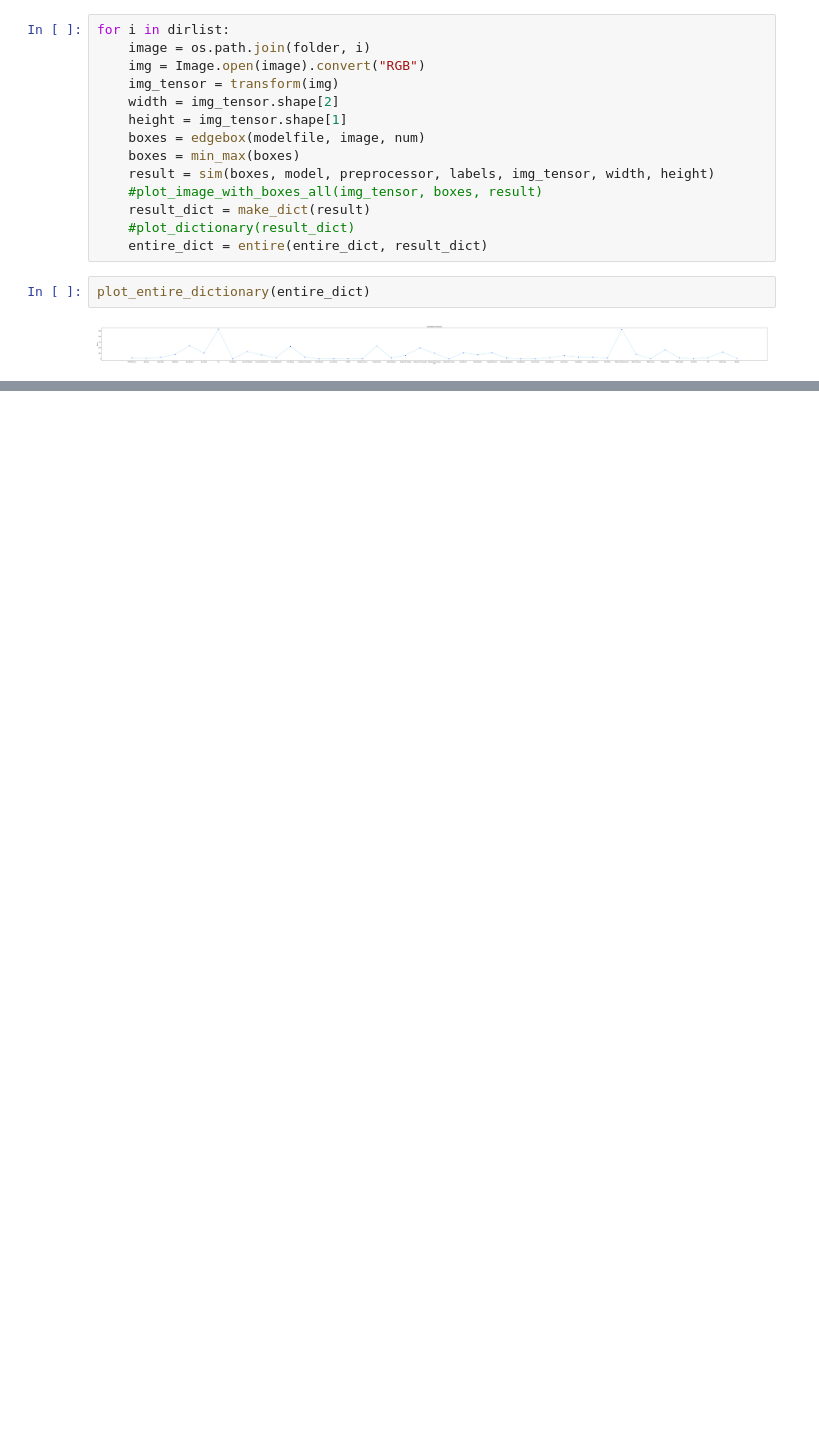
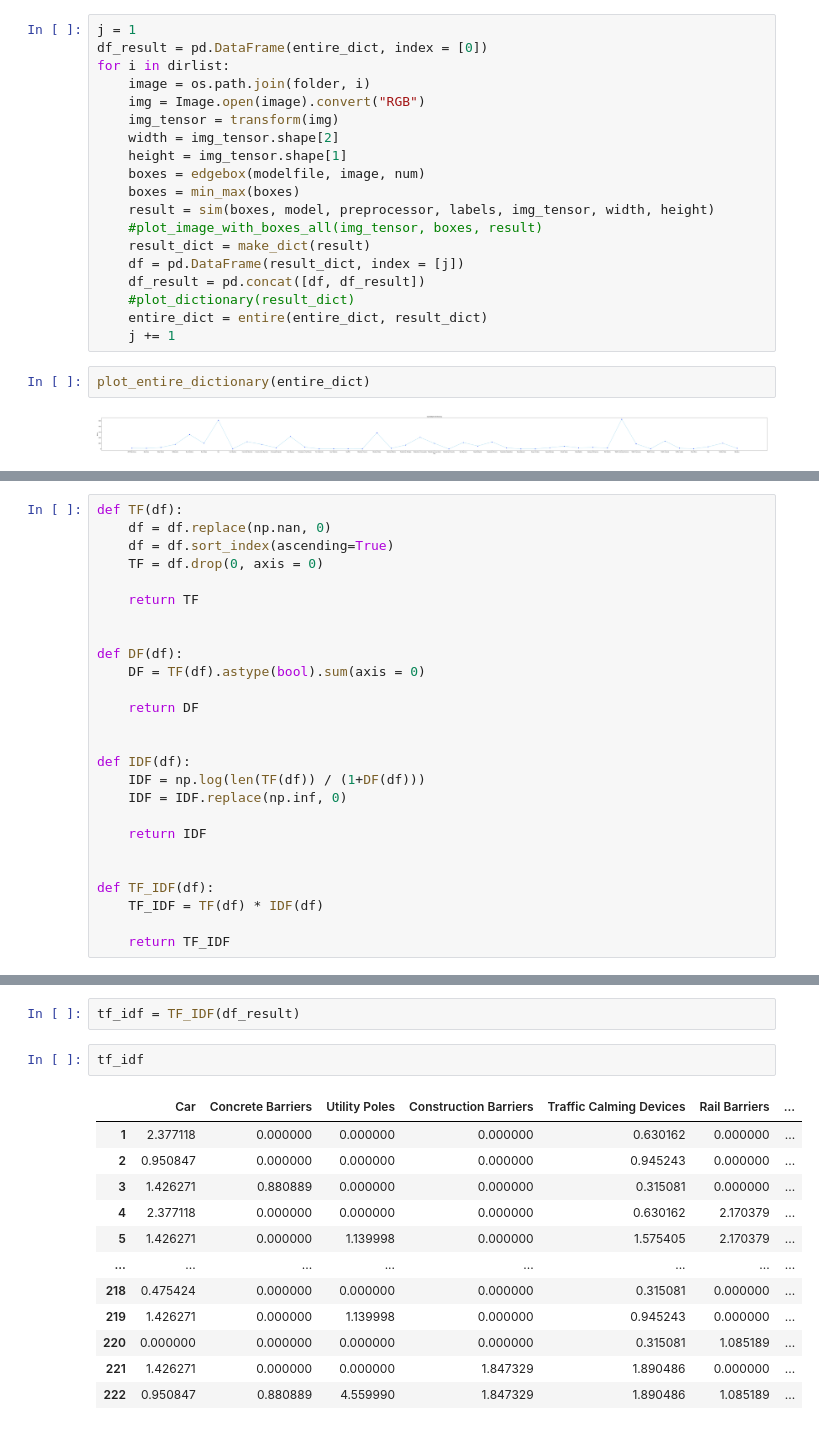
Before and after one commit to jswnote/clip_object_detection, a Jupyter notebook: total_code_10_06_23.ipynb, the cells around one changed output, grey strips where cells are left out. Drawn from its saved outputs; the diff is of its cells as text; blank space fills up the shorter version.

```diff
--- a/total_code_10_06_23.ipynb
+++ b/total_code_10_06_23.ipynb
@@ -245,6 +245,8 @@ entire_dict = entire_dict_making(labels)
 # %% [markdown]
 ## Start
 # %%
+j = 1
+df_result = pd.DataFrame(entire_dict, index = [0])
 for i in dirlist:
     image = os.path.join(folder, i)
     img = Image.open(image).convert("RGB")
@@ -256,8 +258,11 @@ for i in dirlist:
     result = sim(boxes, model, preprocessor, labels, img_tensor, width, height)
     #plot_image_with_boxes_all(img_tensor, boxes, result)
     result_dict = make_dict(result)
+    df = pd.DataFrame(result_dict, index = [j])
+    df_result = pd.concat([df, df_result])
     #plot_dictionary(result_dict)
     entire_dict = entire(entire_dict, result_dict)
+    j += 1
 # %%
 plot_entire_dictionary(entire_dict)
 # %% [output]
@@ -264,0 +272,26 @@ plot_entire_dictionary(entire_dict)
+# %%
+def TF(df):
+    df = df.replace(np.nan, 0)
+    df = df.sort_index(ascending=True)
+    TF = df.drop(0, axis = 0)
+
+    return TF
+
+
+def DF(df):
+    DF = TF(df).astype(bool).sum(axis = 0)
+
+    return DF
+
+
+def IDF(df):
+    IDF = np.log(len(TF(df)) / (1+DF(df)))
+    IDF = IDF.replace(np.inf, 0)
+
+    return IDF
+
+
+def TF_IDF(df):
+    TF_IDF = TF(df) * IDF(df)
+
+    return TF_IDF
@@ -264,0 +360,17 @@ plot_entire_dictionary(entire_dict)
+# %%
+tf_idf = TF_IDF(df_result)
+# %%
+tf_idf
+# %% [output]
+|  | Car | Concrete Barriers | Utility Poles | Construction Barriers | Traffic Calming Devices | Rail Barriers | ... |
+| 1 | 2.377118 | 0.000000 | 0.000000 | 0.000000 | 0.630162 | 0.000000 | ... |
+| 2 | 0.950847 | 0.000000 | 0.000000 | 0.000000 | 0.945243 | 0.000000 | ... |
+| 3 | 1.426271 | 0.880889 | 0.000000 | 0.000000 | 0.315081 | 0.000000 | ... |
+| 4 | 2.377118 | 0.000000 | 0.000000 | 0.000000 | 0.630162 | 2.170379 | ... |
+| 5 | 1.426271 | 0.000000 | 1.139998 | 0.000000 | 1.575405 | 2.170379 | ... |
+| ... | ... | ... | ... | ... | ... | ... | ... |
+| 218 | 0.475424 | 0.000000 | 0.000000 | 0.000000 | 0.315081 | 0.000000 | ... |
+| 219 | 1.426271 | 0.000000 | 1.139998 | 0.000000 | 0.945243 | 0.000000 | ... |
+| 220 | 0.000000 | 0.000000 | 0.000000 | 0.000000 | 0.315081 | 1.085189 | ... |
+| 221 | 1.426271 | 0.000000 | 0.000000 | 1.847329 | 1.890486 | 0.000000 | ... |
+| 222 | 0.950847 | 0.880889 | 4.559990 | 1.847329 | 1.890486 | 1.085189 | ... |
```
Also changed, not shown: parts of 8 cells of this notebook.
